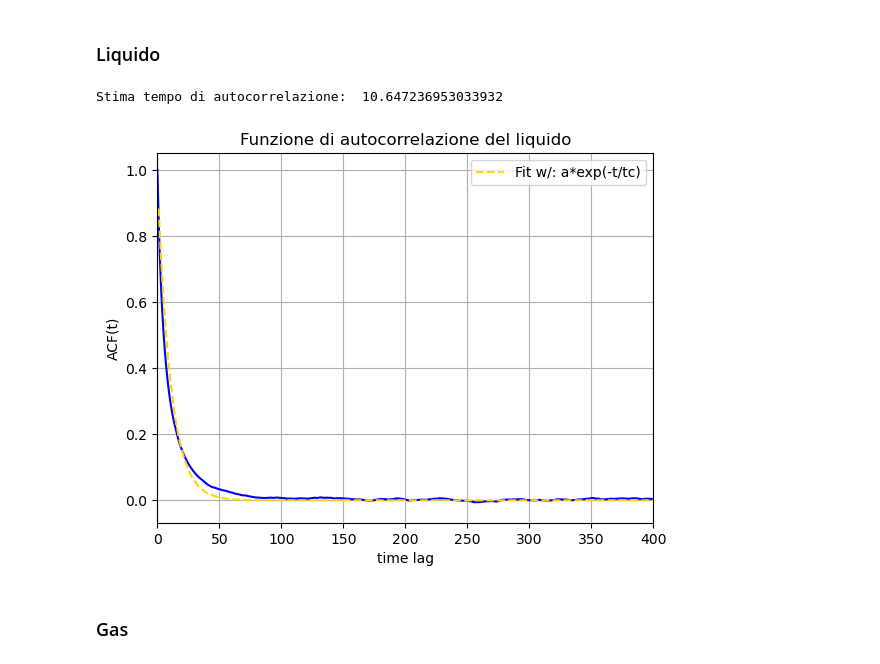
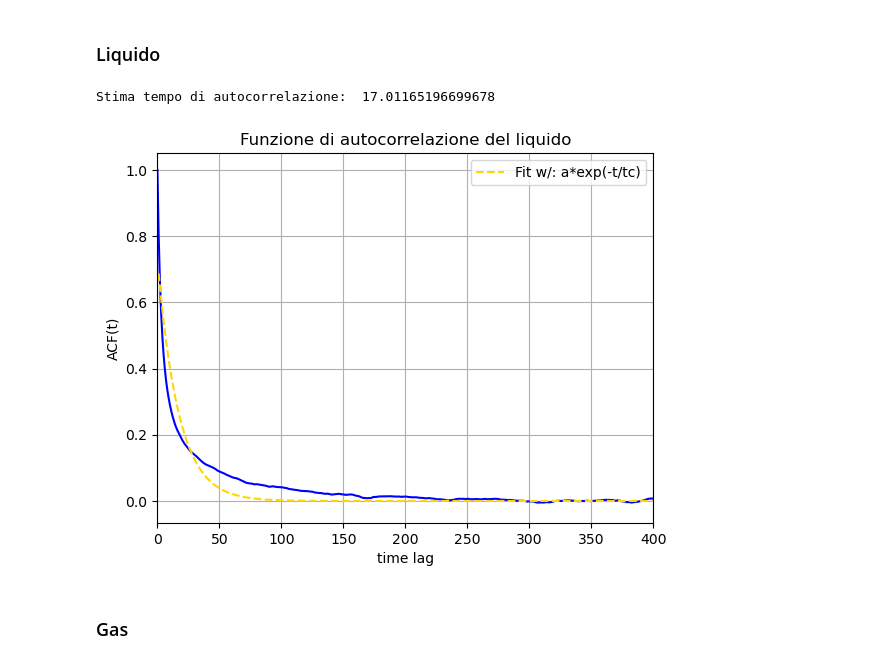
Before and after one commit to DavideCastellani967270/LSN_Castellani, a Jupyter notebook: Lab07/LSN_07.ipynb, the cells around one changed output. Drawn from its saved outputs; the diff is of its cells as text; code cells hidden in the pictures.

```diff
--- a/Lab07/LSN_07.ipynb
+++ b/Lab07/LSN_07.ipynb
@@ -96,35 +96,35 @@ Stima tempo di autocorrelazione:  10.647236953033932
 # %%
 # Dati (energia potenziale misurata ad istanti equispaziati)
 filedata = np.loadtxt('L.instant_epot.out')
 L_epot = filedata[:,1]
 time = filedata[:,0]
 
 # Calcola l'autocorrelazione e la fitta
-autocorr = autocorrelation(S_epot)
+autocorr = autocorrelation(L_epot)
 par_fit = fit_exp(time, autocorr)
 
 print("Stima tempo di autocorrelazione: ", par_fit[1])
 
 y_fit = exp_func(time, par_fit[0], par_fit[1])
 
 # Disegna la funzione di autocorrelazione
 plt.plot(range(len(autocorr)), autocorr, color='blue')
 plt.plot(time, y_fit, color='gold', linestyle='dashed', label='Fit w/: a*exp(-t/tc)')
 plt.xlabel('time lag')
 plt.ylabel('ACF(t)')
 plt.title('Funzione di autocorrelazione del liquido')
 plt.grid(True)
 
 ax = plt.gca()
 ax.set_xlim([0, 400])
 
 plt.legend()
 
 # Mostra il grafico
 plt.show()
 # %% [output]
-Stima tempo di autocorrelazione:  10.647236953033932
+Stima tempo di autocorrelazione:  17.01165196699678
-[figure, old version]
+[figure, new version]
 # %% [markdown]
 ### Gas
 # %%
```
Also changed, not shown: parts of 1 cell of this notebook.
